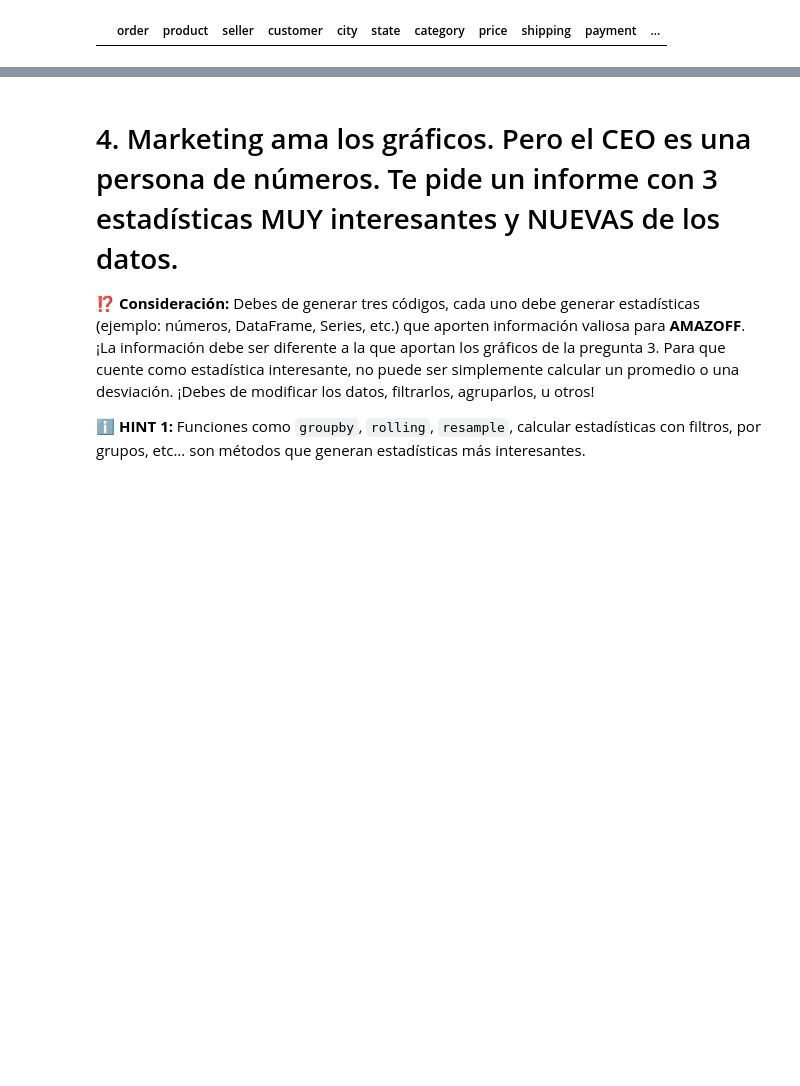
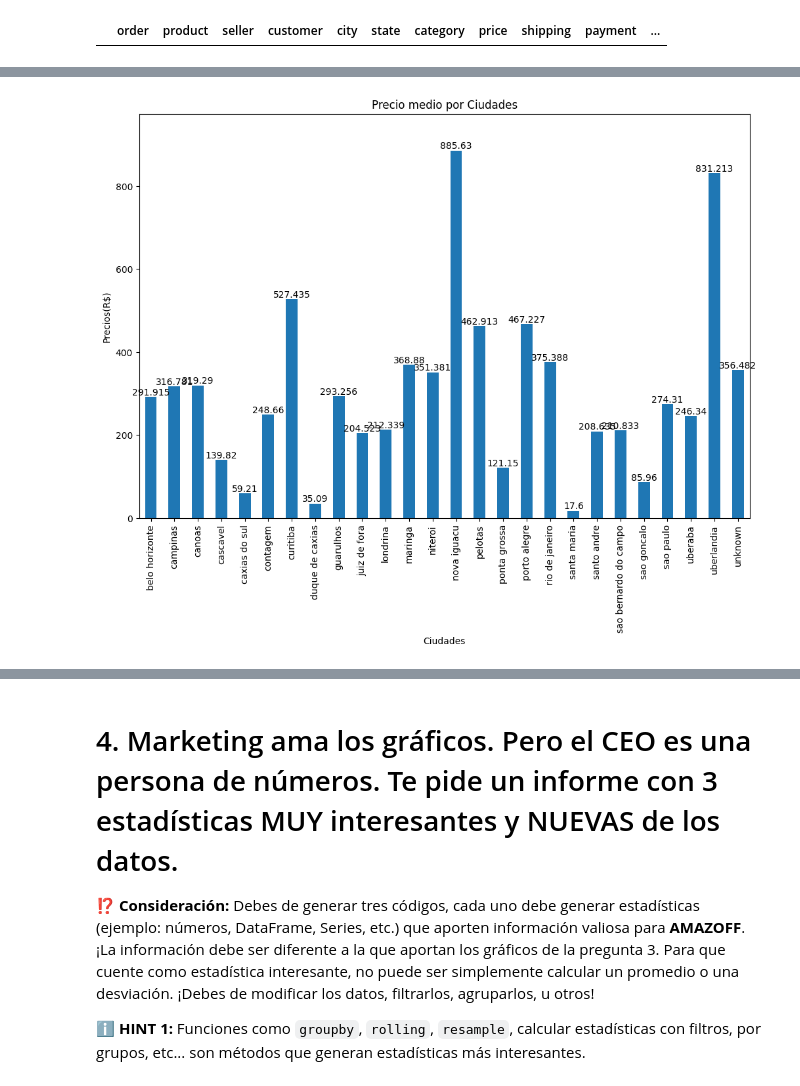
Before and after one commit to julvc/python_diplo, a Jupyter notebook: Julio_Varas_MP1.ipynb, the cells around one changed output, grey strips where cells are left out. Drawn from its saved outputs; the diff is of its cells as text; code cells hidden in the pictures; blank space fills up the shorter version.

```diff
--- a/Julio_Varas_MP1.ipynb
+++ b/Julio_Varas_MP1.ipynb
@@ -534,0 +510,7 @@ plt.show()
+# %%
+# Gráfico 2: [ TÍTULO DEL GRÁFICO ]
+ax = df.groupby('city')['price'].mean().plot(kind='bar', figsize=(12, 8), title='Precio medio por Ciudades', xlabel='Ciudades', ylabel='Precios(R$)', legend=False)
+ax.bar_label(ax.containers[0], label_type='edge')
+ax.margins(y=0.1)
+# %% [output]
+[figure, added]
```
Also changed, not shown: parts of 5 cells of this notebook.
